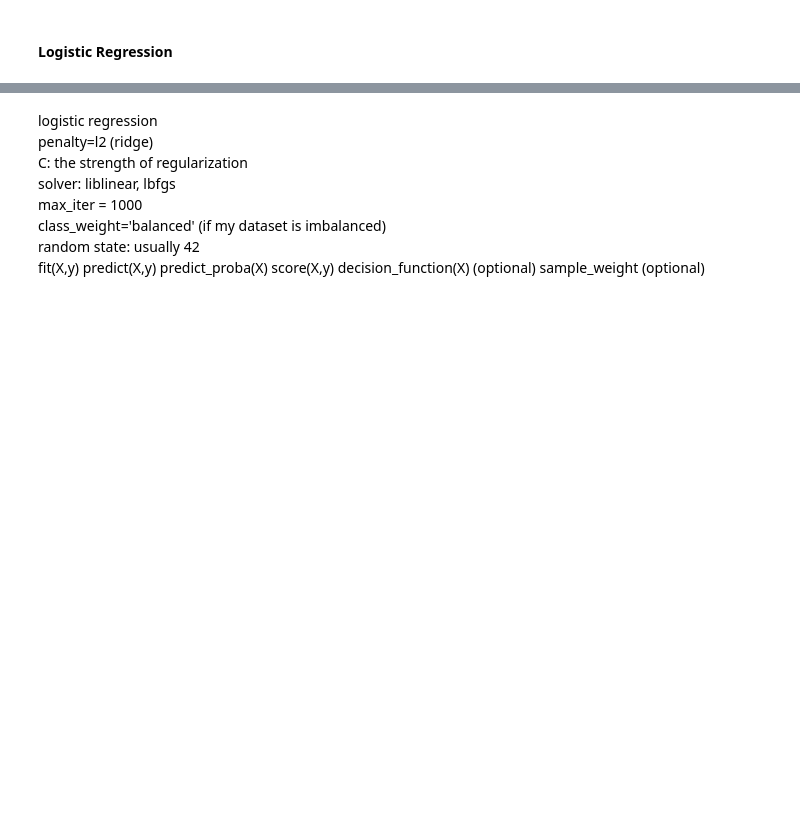
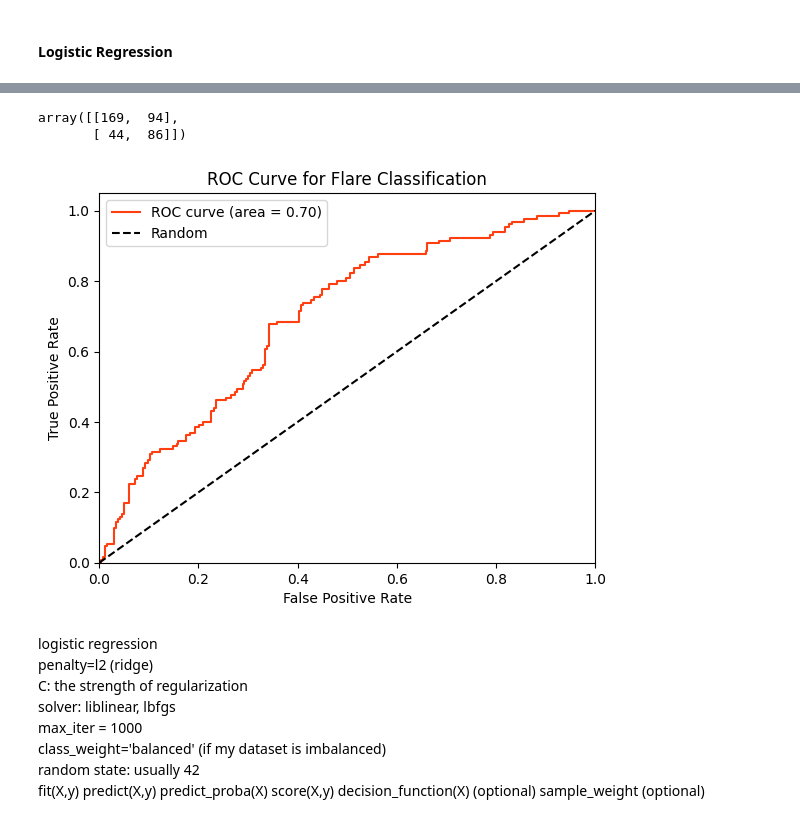
Before and after one commit to konnatzeik/Master_Thesis, a Jupyter notebook: notebooks/02_modeling.ipynb, the cells around one changed output, grey strips where cells are left out. Drawn from its saved outputs; the diff is of its cells as text; code cells hidden in the pictures; blank space fills up the shorter version.

```diff
--- a/notebooks/02_modeling.ipynb
+++ b/notebooks/02_modeling.ipynb
@@ -154,8 +164,6 @@ ColumnTransformer(transformers=[('cont',
 # %%
-group_kfold = GroupKFold(n_splits=2, shuffle=True, random_state=42)
+group_kfold = GroupKFold(n_splits=5)
+stratified_group_kfold = StratifiedGroupKFold(n_splits=5)
 for i, (train_index, test_index) in enumerate(group_kfold.split(X, y, groups)):
-
-    print(f"  Train: index={train_index}, group={groups.iloc[train_index].values}")
-    print(f"  Test:  index={test_index}, group={groups.iloc[test_index].values}")
     print(f"Fold {i}, overlap:", set(groups.iloc[train_index]).intersection(groups.iloc[test_index]))
 # %% [output]
@@ -196,0 +364,22 @@ LogisticRegression does not accept missing values encoded as NaN natively. For s
+# %%
+y_pred_lr = cross_val_predict(best_lr,
+                            X,
+                            y,
+                            cv=stratified_group_kfold,
+                            groups=groups,
+                            method='predict')
+
+
+y_prob_lr = cross_val_predict(best_lr,
+                            X,
+                            y,
+                            cv=stratified_group_kfold,
+                            groups=groups,
+                            method='predict_proba')[:, 1]
+
+
+print(classification_report(y, y_pred_lr))
+print(f"Accuracy: {accuracy_score(y, y_pred_lr):.2f}")
+
+roc_auc = roc_auc_score(y, y_prob_lr)
+print(f"ROC AUC: {roc_auc:.2f}")
@@ -197,3 +398,27 @@ LogisticRegression does not accept missing values encoded as NaN natively. For s
+# %%
+cm = confusion_matrix(y, y_pred_lr)
+cm
+# %% [output]
+array([[169,  94],
+       [ 44,  86]])
+# %%
+#Calculate the ROC curve
+fpr, tpr, thresholds = roc_curve(y, y_prob_lr)
+roc_auc = auc(fpr, tpr)
+
+#Plot the ROC curve
+plt.figure()
+plt.plot(fpr, tpr, color="#ff3f0f", lw=1.5, label='ROC curve (area = %0.2f)' % roc_auc)
+plt.plot([0, 1], [0, 1], 'k--', label='Random')
+plt.xlim([0.0, 1.0])
+plt.ylim([0.0, 1.05])
+plt.xlabel('False Positive Rate')
+plt.ylabel('True Positive Rate')
+plt.title('ROC Curve for Flare Classification')
+plt.legend()
+plt.show()
+# %% [output]
+[figure, added]
 # %% [markdown]
 logistic regression
 penalty=l2 (ridge)
```
Also changed, not shown: parts of 26 cells of this notebook, 5 other files.
